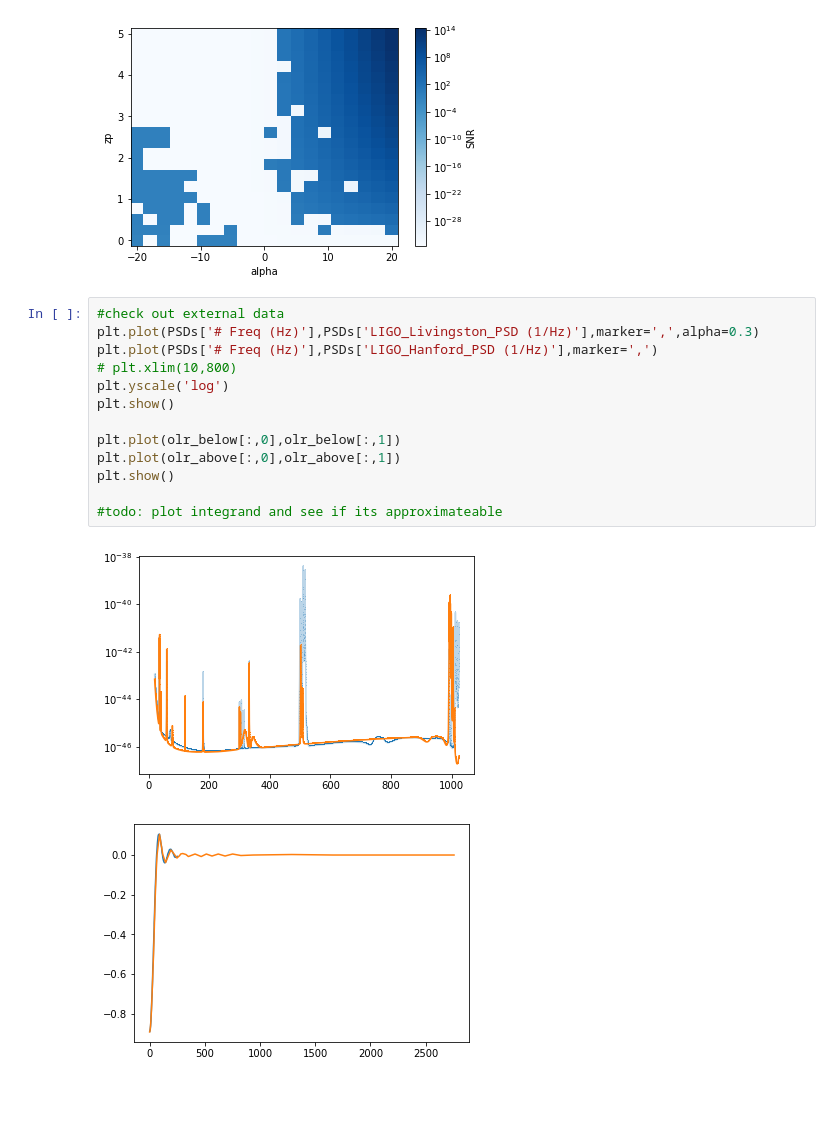
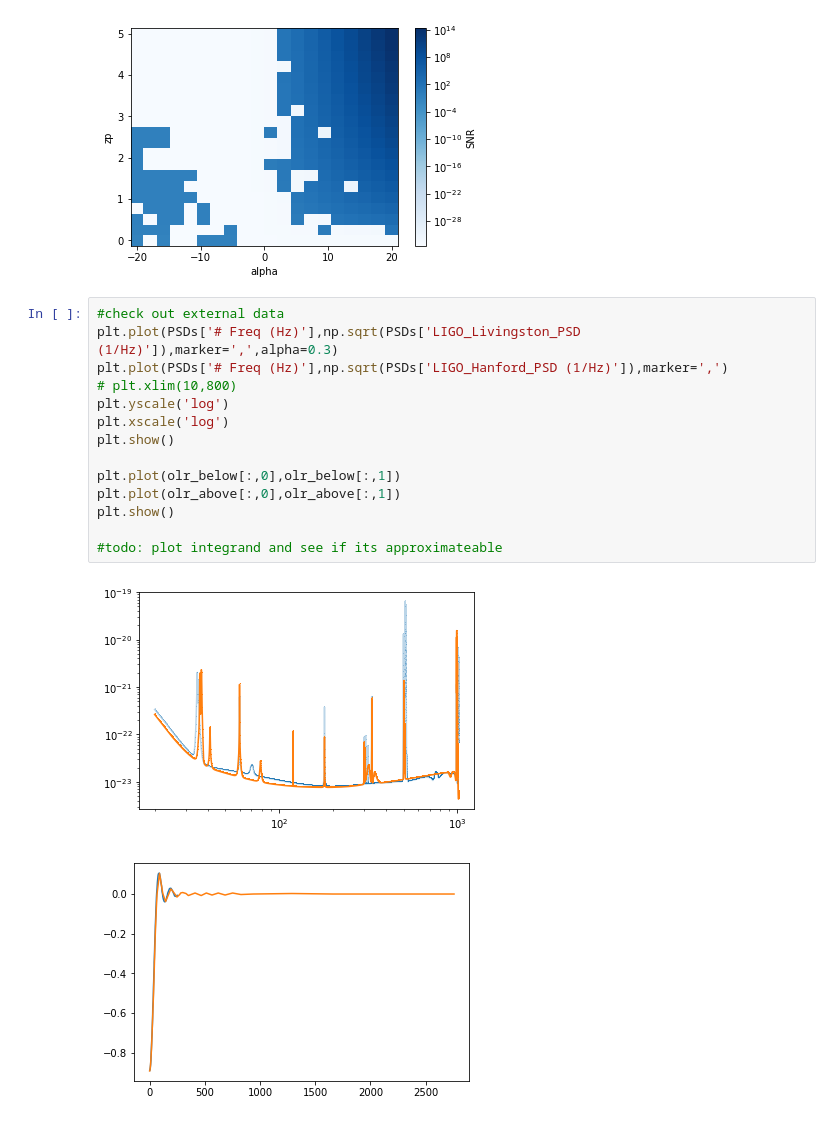
Before and after one commit to afarah18/stochastic_cosmo, a Jupyter notebook: horizon_dist_calculator.ipynb, the cells around one changed output. Cells and saved outputs as stored; diff of their text form; blank space fills up the shorter version.

```diff
--- a/horizon_dist_calculator.ipynb
+++ b/horizon_dist_calculator.ipynb
@@ -576,17 +607,18 @@ plt.show()
 [figure]
 # %%
 #check out external data
-plt.plot(PSDs['# Freq (Hz)'],PSDs['LIGO_Livingston_PSD (1/Hz)'],marker=',',alpha=0.3)
-plt.plot(PSDs['# Freq (Hz)'],PSDs['LIGO_Hanford_PSD (1/Hz)'],marker=',')
+plt.plot(PSDs['# Freq (Hz)'],np.sqrt(PSDs['LIGO_Livingston_PSD (1/Hz)']),marker=',',alpha=0.3)
+plt.plot(PSDs['# Freq (Hz)'],np.sqrt(PSDs['LIGO_Hanford_PSD (1/Hz)']),marker=',')
 # plt.xlim(10,800)
 plt.yscale('log')
+plt.xscale('log')
 plt.show()
 
 plt.plot(olr_below[:,0],olr_below[:,1])
 plt.plot(olr_above[:,0],olr_above[:,1])
 plt.show()
 
 #todo: plot integrand and see if its approximateable
 # %% [output]
-[figure, old version]
+[figure, new version]
 [figure]
```
Also changed, not shown: parts of 3 cells of this notebook.
